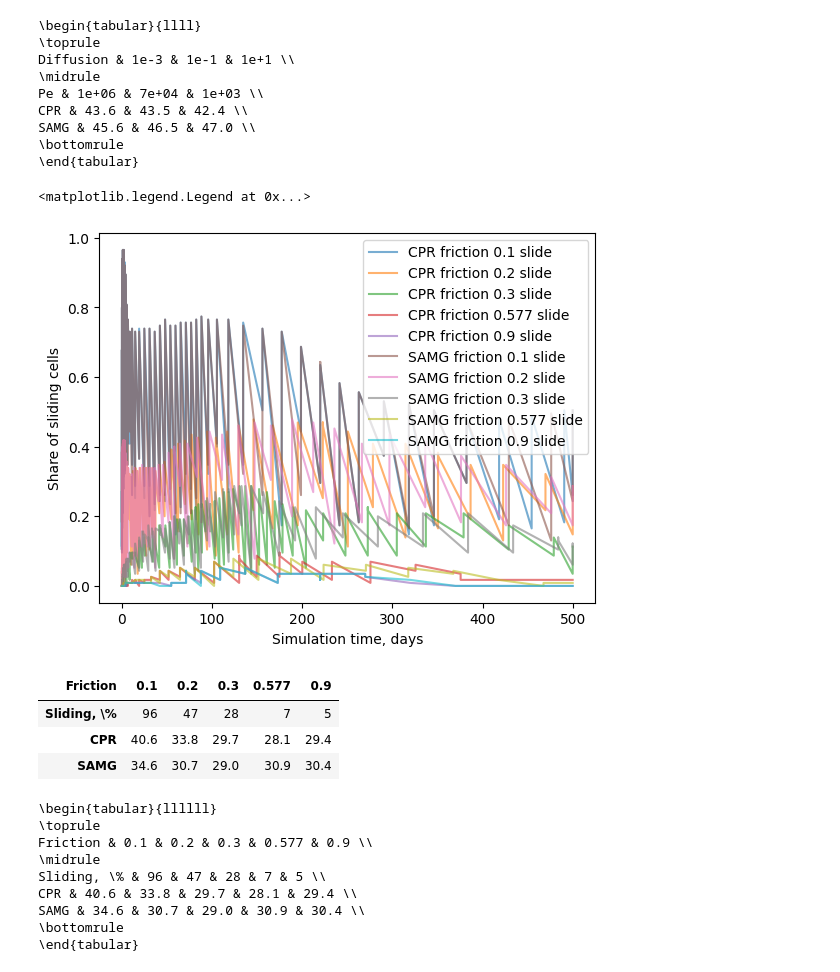
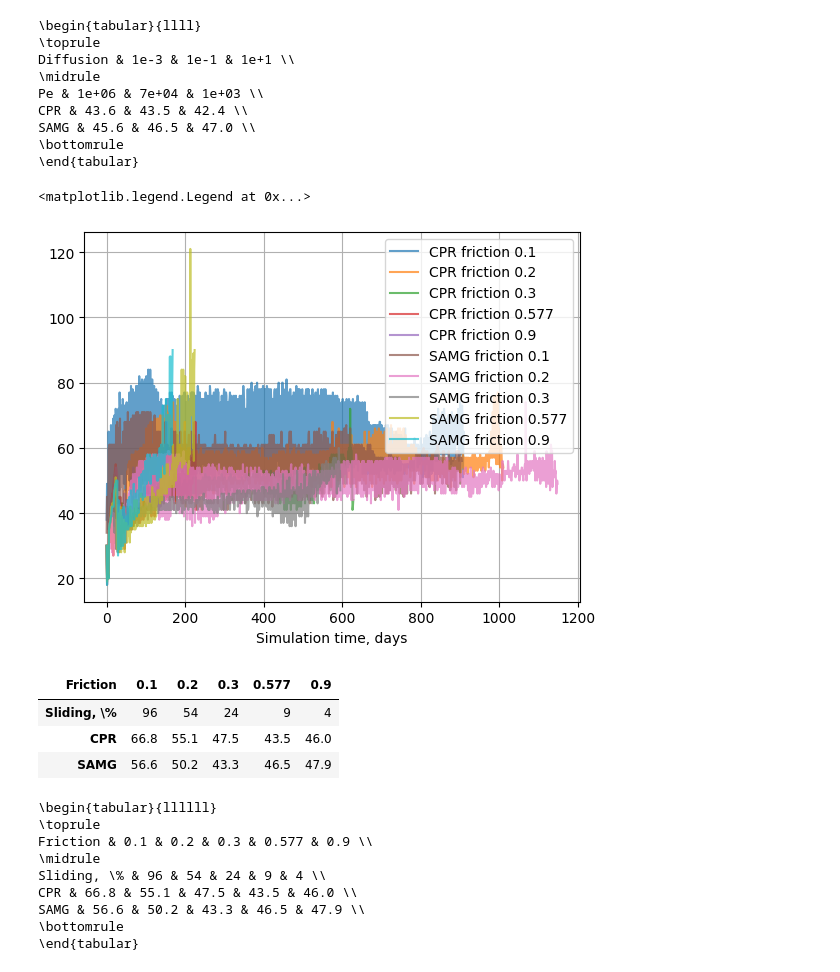
Before and after one commit to Yuriyzabegaev/FTHM-Solver, a Jupyter notebook: thermal/variations_5.ipynb, the cells around one changed output. Cells and saved outputs as stored; diff of their text form; code cells hidden in the pictures.

```diff
--- a/thermal/variations_5.ipynb
+++ b/thermal/variations_5.ipynb
@@ -130,53 +130,63 @@ SAMG & 45.6 & 46.5 & 47.0 \\
 \bottomrule
 \end{tabular}
 # %%
-g = 5
+g = 25
 
 data = {
     'CPR friction 0.1': load_data(f"../stats/stats_thermal_geo4h_steadyx{g}_sol{'CPR'}_friction={0.1}.json"),
     'CPR friction 0.2': load_data(f"../stats/stats_thermal_geo4h_steadyx{g}_sol{'CPR'}_friction={0.2}.json"),
     'CPR friction 0.3': load_data(f"../stats/stats_thermal_geo4h_steadyx{g}_sol{'CPR'}_friction={0.3}.json"),
     'CPR friction 0.577': load_data(f"../stats/stats_thermal_geo4h_steadyx{g}_sol{'CPR'}.json"),
+    # 'CPR friction 0.577_new': load_data(f"../stats/stats_thermal_geo4h_steadyx{g}_sol{'CPR'}_friction={0.577}.json"),
     'CPR friction 0.9': load_data(f"../stats/stats_thermal_geo4h_steadyx{g}_sol{'CPR'}_friction={0.9}.json"),
     'SAMG friction 0.1': load_data(f"../stats/stats_thermal_geo4h_steadyx{g}_sol{'SAMG'}_friction={0.1}.json"),
     'SAMG friction 0.2': load_data(f"../stats/stats_thermal_geo4h_steadyx{g}_sol{'SAMG'}_friction={0.2}.json"),
     'SAMG friction 0.3': load_data(f"../stats/stats_thermal_geo4h_steadyx{g}_sol{'SAMG'}_friction={0.3}.json"),
     'SAMG friction 0.577': load_data(f"../stats/stats_thermal_geo4h_steadyx{g}_sol{'SAMG'}.json"),
+    # 'SAMG friction 0.577_new': load_data(f"../stats/stats_thermal_geo4h_steadyx{g}_sol{'SAMG'}_friction={0.577}.json"),
     'SAMG friction 0.9': load_data(f"../stats/stats_thermal_geo4h_steadyx{g}_sol{'SAMG'}_friction={0.9}.json"),
 }
 
 DAY = 24 * 60 * 60
 
 
 for name, d in data.items():
+    d_ts = np.array(get_time_steps(d))
     ts = np.cumsum(get_time_steps(d))
     ls = get_ls_indices(d)
+    ns = get_newton_iterations(d)
 
     st, sl, op = get_num_sticking_sliding_open(d)
     total_frac = st + sl + op
-    plt.plot(ts[ls] / DAY, sl / total_frac, label=name + ' slide', alpha=0.6)
-    plt.ylabel('Share of sliding cells')
+    # plt.plot(ts[ls] / DAY, sl / total_frac, label=name + ' slide', alpha=0.6)
+    # plt.ylabel('Share of sliding cells')
 
-    # plt.plot(get_gmres_iterations(d), label=name, alpha=0.7)
+    # plt.plot(ns, label=name, alpha=0.7)
+    # plt.plot(d_ts / DAY, label=name, alpha=0.4)
+    # plt.plot(ts / DAY, label=name, alpha=0.7)
+    # plt.yscale('log')
+
+    plt.plot(get_gmres_iterations(d), label=name, alpha=0.7)
     # plt.ylabel('GMRES iters')
     # plt.plot(ts[ls] / DAY, get_gmres_iterations(d), label=name, alpha=0.7)
     # plt.xscale('log')
 
     # fourier = get_fourier_max(d)
     # plt.plot(ts[ls] / DAY, fourier, label=name, alpha=0.7)
     # plt.yscale('log')
 
     # enthalpy = get_enthalpy_max(d)
     # plt.plot(ts[ls] / DAY, enthalpy, label='Convection', alpha=0.7)
     # plt.yscale('log')
     # plt.ylim(bottom=1e-5, top=1e-2)
 
 
+plt.grid()
 plt.xlabel('Simulation time, days')
 plt.legend()
 # %% [output]
 <matplotlib.legend.Legend at 0x...>
-[figure, old version]
+[figure, new version]
 # %%
 import pandas as pd
 from collections import defaultdict
@@ -199,9 +209,9 @@ table.columns.name = 'Friction'
 table
 # %% [output]
 | Friction | 0.1 | 0.2 | 0.3 | 0.577 | 0.9 |
-| Sliding, \% | 96 | 47 | 28 | 7 | 5 |
-| CPR | 40.6 | 33.8 | 29.7 | 28.1 | 29.4 |
-| SAMG | 34.6 | 30.7 | 29.0 | 30.9 | 30.4 |
+| Sliding, \% | 96 | 54 | 24 | 9 | 4 |
+| CPR | 66.8 | 55.1 | 47.5 | 43.5 | 46.0 |
+| SAMG | 56.6 | 50.2 | 43.3 | 46.5 | 47.9 |
 # %%
 print(table.to_latex())
 # %% [output]
@@ -209,8 +219,8 @@ print(table.to_latex())
 \toprule
 Friction & 0.1 & 0.2 & 0.3 & 0.577 & 0.9 \\
 \midrule
-Sliding, \% & 96 & 47 & 28 & 7 & 5 \\
-CPR & 40.6 & 33.8 & 29.7 & 28.1 & 29.4 \\
-SAMG & 34.6 & 30.7 & 29.0 & 30.9 & 30.4 \\
+Sliding, \% & 96 & 54 & 24 & 9 & 4 \\
+CPR & 66.8 & 55.1 & 47.5 & 43.5 & 46.0 \\
+SAMG & 56.6 & 50.2 & 43.3 & 46.5 & 47.9 \\
 \bottomrule
 \end{tabular}
```
Also changed, not shown: parts of 2 cells of this notebook, 14 other files.
